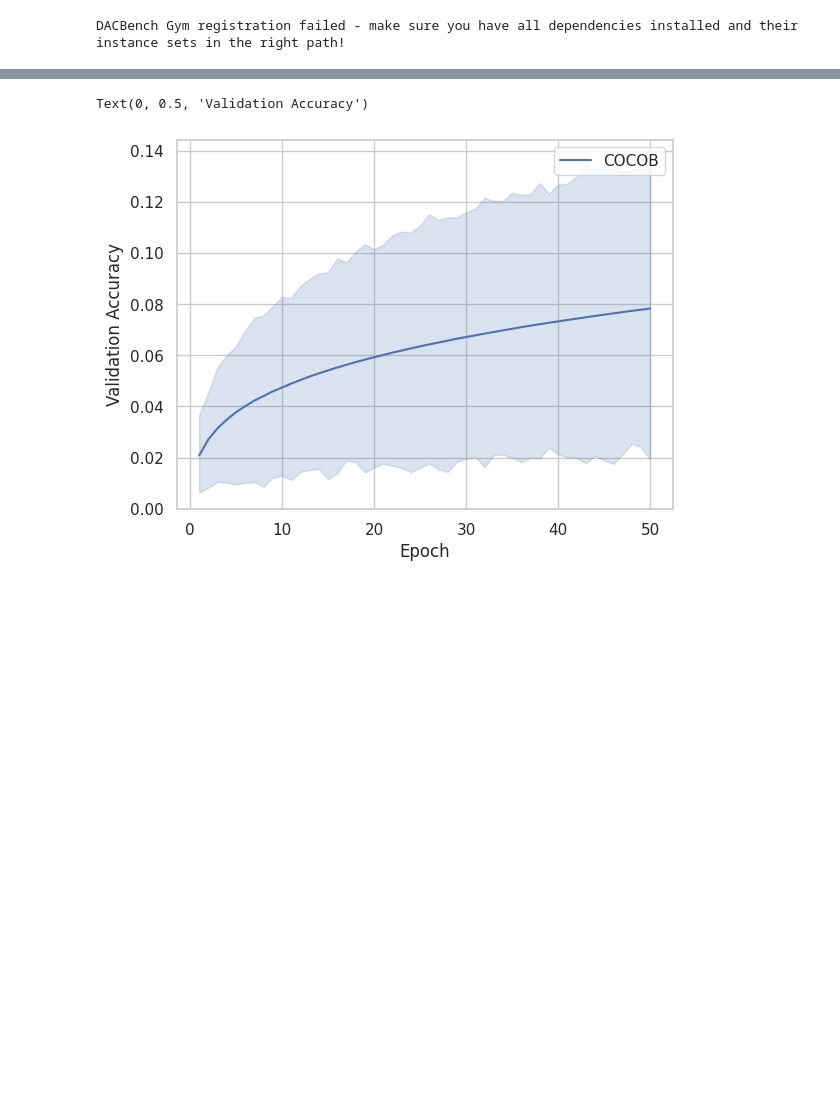
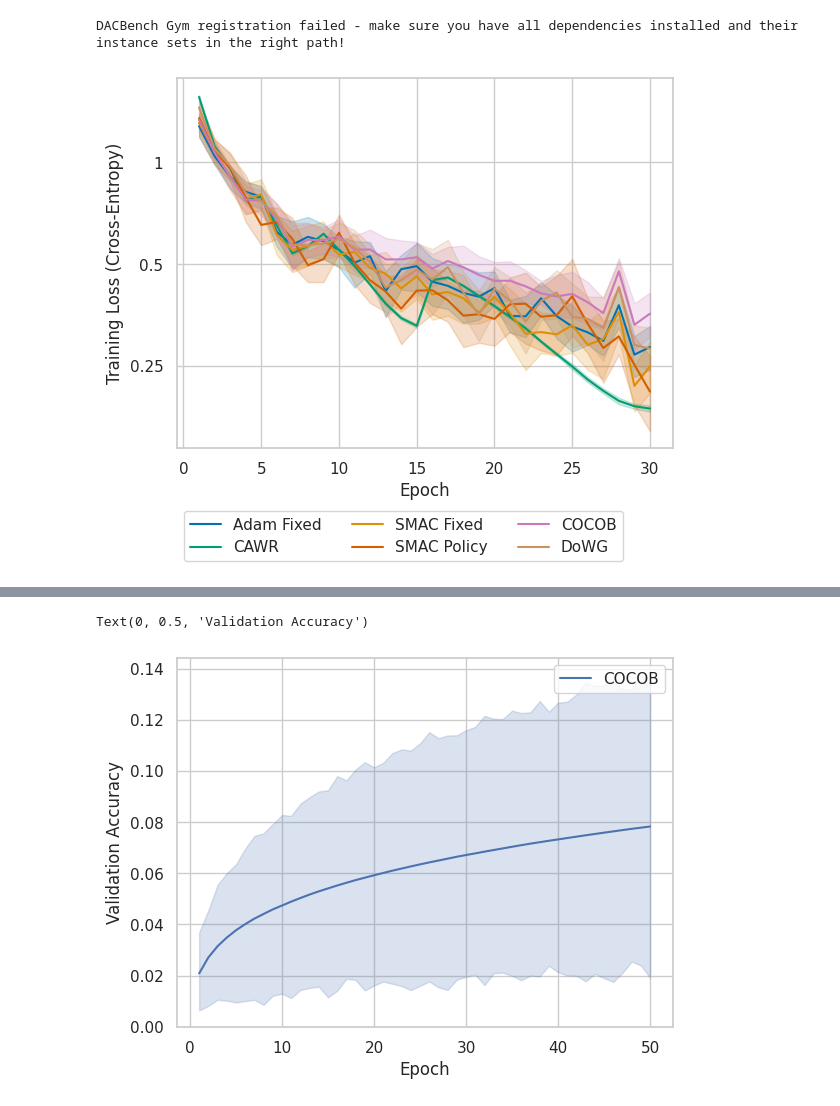
Before and after one commit to MichaHenh/Revisiting_LR_Control, a Jupyter notebook: ba_parameter_free_dac/plotting_cifar10.ipynb, the cells around one changed output, grey strips where cells are left out. Drawn from its saved outputs; the diff is of its cells as text; code cells hidden in the pictures; blank space fills up the shorter version.

```diff
--- a/ba_parameter_free_dac/plotting_cifar10.ipynb
+++ b/ba_parameter_free_dac/plotting_cifar10.ipynb
@@ -42,27 +45,30 @@ palette = sns.color_palette("colorblind")
 sns.set_palette(palette)
 # %%
-
 cocob_tl = toDataFrame('./results_cluster/results/COCOB_cifar10_30/*/CustomTrackingWrapper.jsonl', 'training_losses', 3)
 # stormplus_tl = toDataFrame('./results_cluster/results/STORMplus_cifar10/*/CustomTrackingWrapper.jsonl', 'training_losses', 3)
 adam_fixed_tl = toDataFrame('./results_cluster/results/Adam_fixed_cifar10_30/*/CustomTrackingWrapper.jsonl', 'training_losses', 3)
 smac_fixed_tl = toDataFrame('./results_cluster/results/SMAC_fixed_cifar10_30/*/CustomTrackingWrapper.jsonl', 'training_losses', 3)
 # smac_fixed_tl = smac_fixed_tl.loc[smac_fixed_tl['epoch'] <= 30]
 smac_policy_tl = toDataFrame('./results_cluster/results/smacpolicy_cifar10/*/CustomTrackingWrapper.jsonl', 'training_losses', 3)
 smac_policy_tl_new = toDataFrame('./results_cluster/results/smacpolicy_cifar10_new/*/CustomTrackingWrapper.jsonl', 'training_losses', 3)
 dowg_tl = toDataFrame('./results_cluster/results/DoWG_cifar10_30/*/CustomTrackingWrapper.jsonl', 'training_losses', 3)
 cawr_tl = toChunkedDataFrame('./results_cluster/results/CAWR_cifar10_30/*/CustomTrackingWrapper.jsonl', 'training_losses', 3, 675)
 # sns.lineplot(data=stormplus_tl, x='epoch', y='value', label='STORMplus')
-sns.lineplot(data=adam_fixed_tl, x='epoch', y='value', label='Adam Fixed')
+p = sns.lineplot(data=adam_fixed_tl, x='epoch', y='value', label='Adam Fixed')
 sns.lineplot(data=cawr_tl, x='epoch', y='value', label='CAWR')
 sns.lineplot(data=smac_fixed_tl, x='epoch', y='value', label='SMAC Fixed')
 sns.lineplot(data=smac_policy_tl, x='epoch', y='value', label='SMAC Policy')
 #sns.lineplot(data=smac_policy_tl_new, x='epoch', y='value', label='SMAC Policy New')
 sns.lineplot(data=cocob_tl, x='epoch', y='value', label='COCOB')
 sns.lineplot(data=dowg_tl, x='epoch', y='value', label='DoWG')
 
 plt.xlabel('Epoch')
 plt.ylabel('Training Loss (Cross-Entropy)')
 plt.yscale('log')
+plt.yticks([0.25, 0.5, 1], ["0.25", "0.5", "1"])
+sns.move_legend(p, 'upper left', bbox_to_anchor=(0, -0.15), ncol=3)
+# %% [output]
+[figure, added]
 # %%
 
 cocob_vl = toDataFrame('./results_cluster/results/COCOB_cifar10_30/*/CustomTrackingWrapper.jsonl', 'validation_losses', 5)
```
Also changed, not shown: parts of 3 cells of this notebook, 4 other files.
